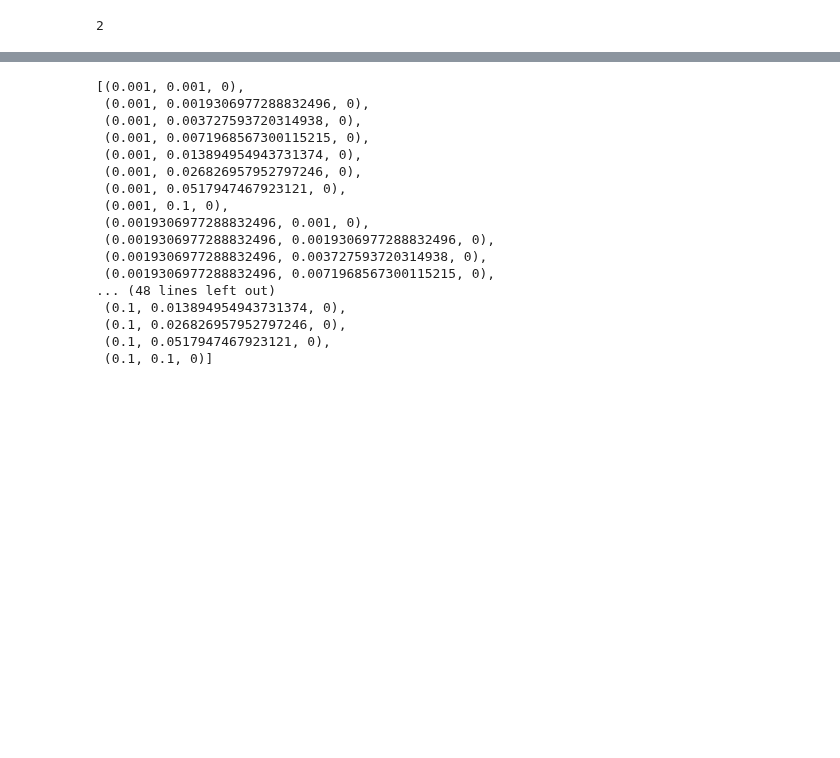
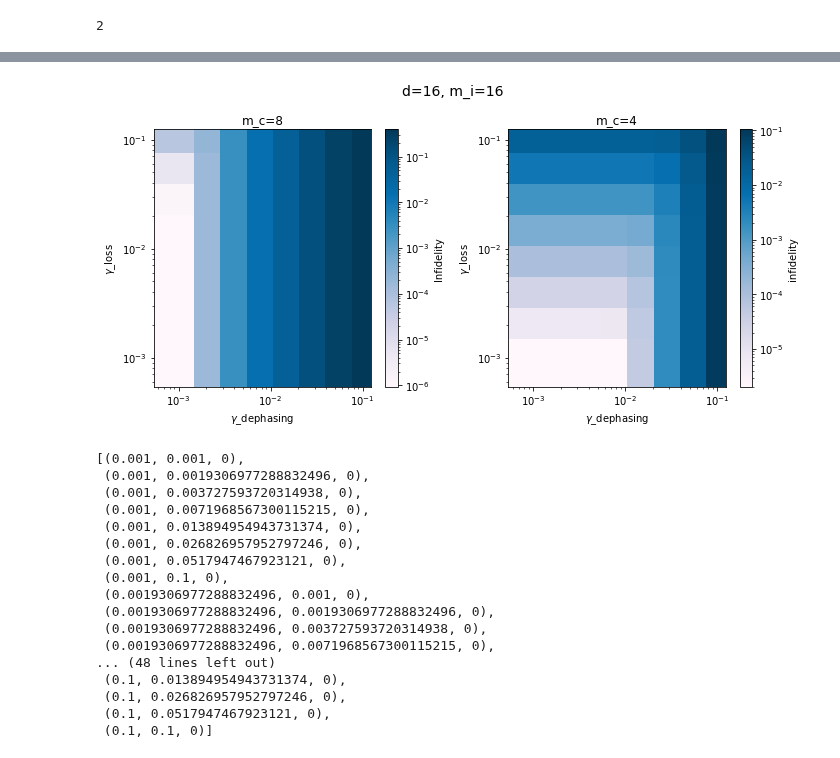
Before and after one commit to RosenblumLab/BosonicEntanglementDistillation, a Jupyter notebook: playground2.ipynb, the cells around one changed output, grey strips where cells are left out. Cells and saved outputs as stored; diff of their text form; code cells hidden in the pictures; blank space fills up the shorter version.

```diff
--- a/playground2.ipynb
+++ b/playground2.ipynb
@@ -320,3 +386,37 @@ plt.show()
+# %%
+# Assuming fid_array_168 and prob_array_168 are already reshaped into 2D
+fid_array_168_2d = np.array(fid_array_168).reshape(len(gamma_list), len(gamma_list))
+fid_array_164_2d = np.array(fid_array_164).reshape(len(gamma_list), len(gamma_list))
+
+# Create a grid of gamma values
+gamma1, gamma2 = np.meshgrid(gamma_list, gamma_ratio * gamma_list)
+
+# Create a new figure
+fig, axs = plt.subplots(1, 2, figsize=(10, 5))
+plt.suptitle(f"{d=}, {m_i=}", fontsize=14)
+
+# Display fidelity data
+pcm0 = axs[0].pcolormesh(gamma1, gamma2, 1-fid_array_168_2d, cmap='PuBu', norm=colors.LogNorm(), shading='auto')
+fig.colorbar(pcm0, ax=axs[0], label='Infidelity')
+axs[0].set_xscale('log')
+axs[0].set_yscale('log')
+axs[0].set_ylabel('$\gamma$_loss')
+axs[0].set_xlabel('$\gamma$_dephasing')
+axs[0].set_title('m_c=8')
+
+# Display probability data
+pcm1 = axs[1].pcolormesh(gamma1, gamma2, 1-fid_array_164_2d, cmap='PuBu', norm=colors.LogNorm())
+fig.colorbar(pcm1, ax=axs[1], label='infidelity')
+axs[1].set_xscale('log')
+axs[1].set_yscale('log')
+axs[1].set_ylabel('$\gamma$_loss')
+axs[1].set_xlabel('$\gamma$_dephasing')
+axs[1].set_title('m_c=4')
+
+plt.tight_layout()
+plt.show()
+# %% [output]
+[figure, added]
 # %%
 list(itertools.product(list(gamma_list),list(gamma_ratio*gamma_list),[fidelity_cut]))
 # %% [output]
```
Also changed, not shown: parts of 14 cells of this notebook.
